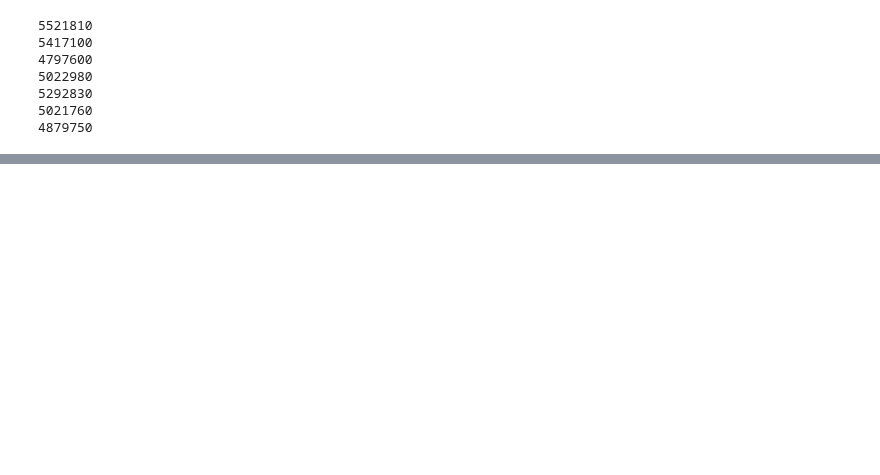
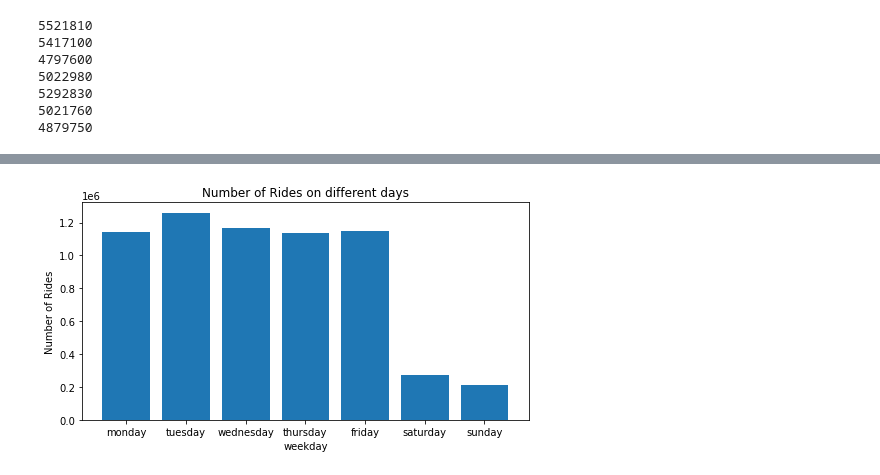
Before and after one commit to agruenb/PrescriptiveStruggle_BikeSharing, a Jupyter notebook: LeaWorkspace/lworkspace.ipynb, the cells around one changed output, grey strips where cells are left out. Cells and saved outputs as stored; diff of their text form; code cells hidden in the pictures; blank space fills up the shorter version.

```diff
--- a/LeaWorkspace/lworkspace.ipynb
+++ b/LeaWorkspace/lworkspace.ipynb
@@ -75,0 +74,13 @@ KeyError: 0
+# %%
+weekmorning= pd.DataFrame({'Weekday': ['monday', 'tuesday', 'wednesday', 'thursday', 'friday', 'saturday', 'sunday'], 'Rides': [chicago[(chicago['Weekday']==0) & (chicago['Hour']<=8) & (chicago['Hour']>=6)].size , chicago[(chicago['Weekday']==1) & (chicago['Hour']<=8) & (chicago['Hour']>=6)].size , chicago[(chicago['Weekday']==2) & (chicago['Hour']<=8) & (chicago['Hour']>=6)].size , chicago[(chicago['Weekday']==3) & (chicago['Hour']<=8) & (chicago['Hour']>=6)].size , chicago[(chicago['Weekday']==4) & (chicago['Hour']<=8) & (chicago['Hour']>=6)].size , chicago[(chicago['Weekday']==5) & (chicago['Hour']<=8) & (chicago['Hour']>=6)].size ,chicago[(chicago['Weekday']==6) & (chicago['Hour']<=8) & (chicago['Hour']>=6)].size ] })
+# %%
+fig,ax = plt.subplots(figsize=(8,4))
+
+ax.bar(weekmorning["Weekday"], weekmorning["Rides"])
+ax.set_xlabel("weekday")
+ax.set_ylabel("Number of Rides")
+ax.set_title("Number of Rides on different days")
+
+plt.show()
+# %% [output]
+[figure, added]
```
Also changed, not shown: parts of 9 cells of this notebook.
